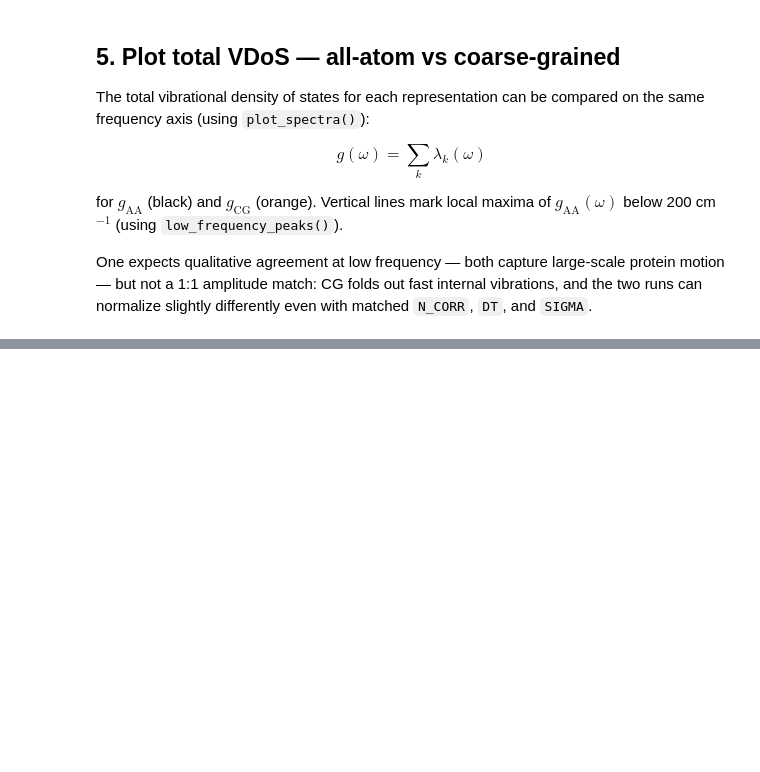
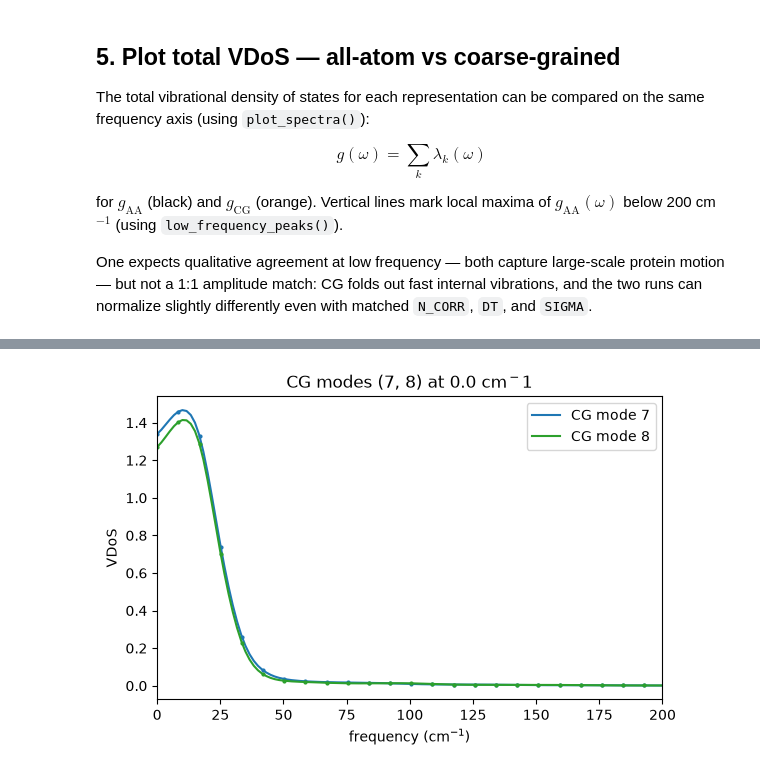
Before and after one commit to HeydenLabASU-collab/pyFRESEAN, a Jupyter notebook: examples/02_AA_CG-hewl-solution-300K.ipynb, the cells around one changed output, grey strips where cells are left out. Saved outputs shown, nothing was run; the diff lists cells and outputs as text; code cells hidden in the pictures; blank space fills up the shorter version.

```diff
--- a/examples/02_AA_CG-hewl-solution-300K.ipynb
+++ b/examples/02_AA_CG-hewl-solution-300K.ipynb
@@ -211,22 +231,15 @@ For enhanced sampling, collective variables often use **modes 7 and 8** at **zer
 # %%
 freq_idx = 0  # zero frequency
 cg_modes = eigenvectors_cg[freq_idx, MODE_INDICES]
 mode_vdos = mode_spectra(corr_cg, cg_modes)
 
 fig, ax = plt.subplots(figsize=(6, 4))
-plot_spectra(
-    freqs_cg,
-    vdos_cg,
-    ax=ax,
-    labels="Total CG VDoS",
-    colors=["black"],
-    linestyles=["-"],
-    vlines=freqs_cg[freq_idx],
-    vline_colors=["black"],
-)
+colors = ["tab:blue", "tab:green"]
 for i, mode_num in enumerate(MODE_NUMBERS):
-    plot_spectra(freqs_cg, mode_vdos[i], ax=ax, labels=f"CG mode {mode_num}")
+    plot_spectra(freqs_cg, mode_vdos[i], ax=ax, labels=f"CG mode {mode_num}", colors=colors[i])
 ax.set_xlim(0, MAX_FREQ_PLOT)
 ax.set_title(f"CG modes {MODE_NUMBERS} at {freqs_cg[freq_idx]:.1f} cm$^{-1}$")
 plt.tight_layout()
 plt.show()
+# %% [output]
+[figure, added]
```
Also changed, not shown: parts of 8 cells of this notebook, 3 other files.
